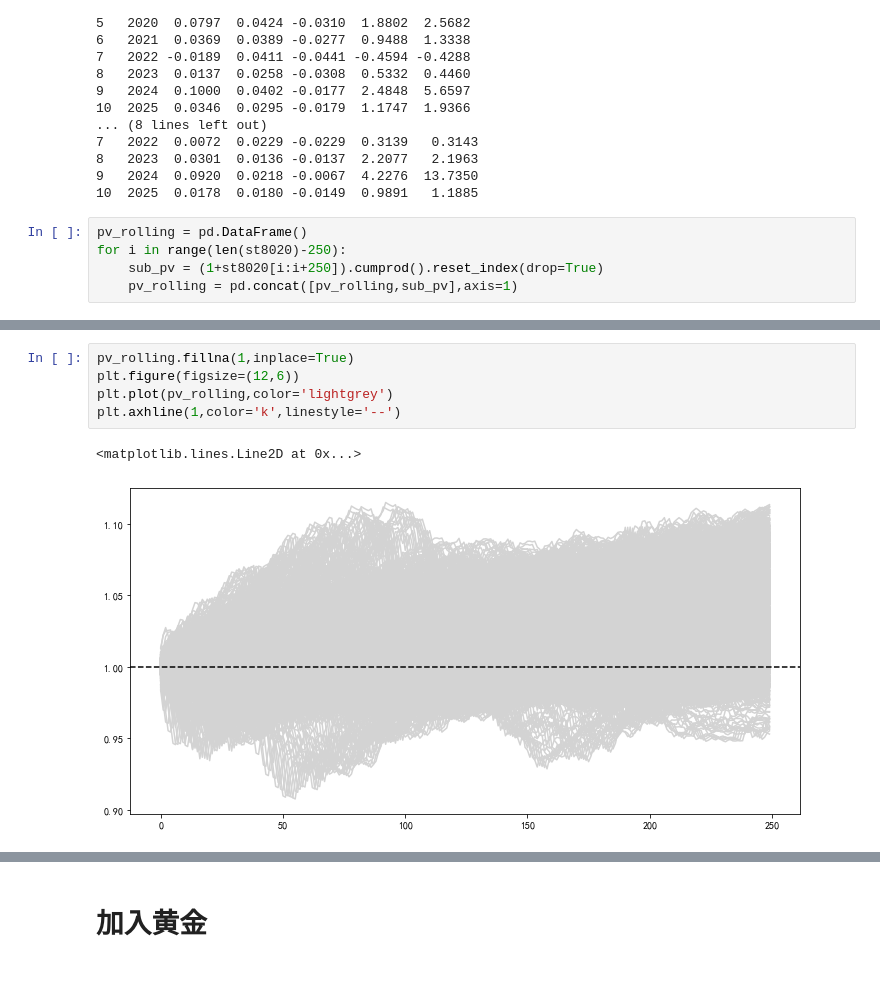
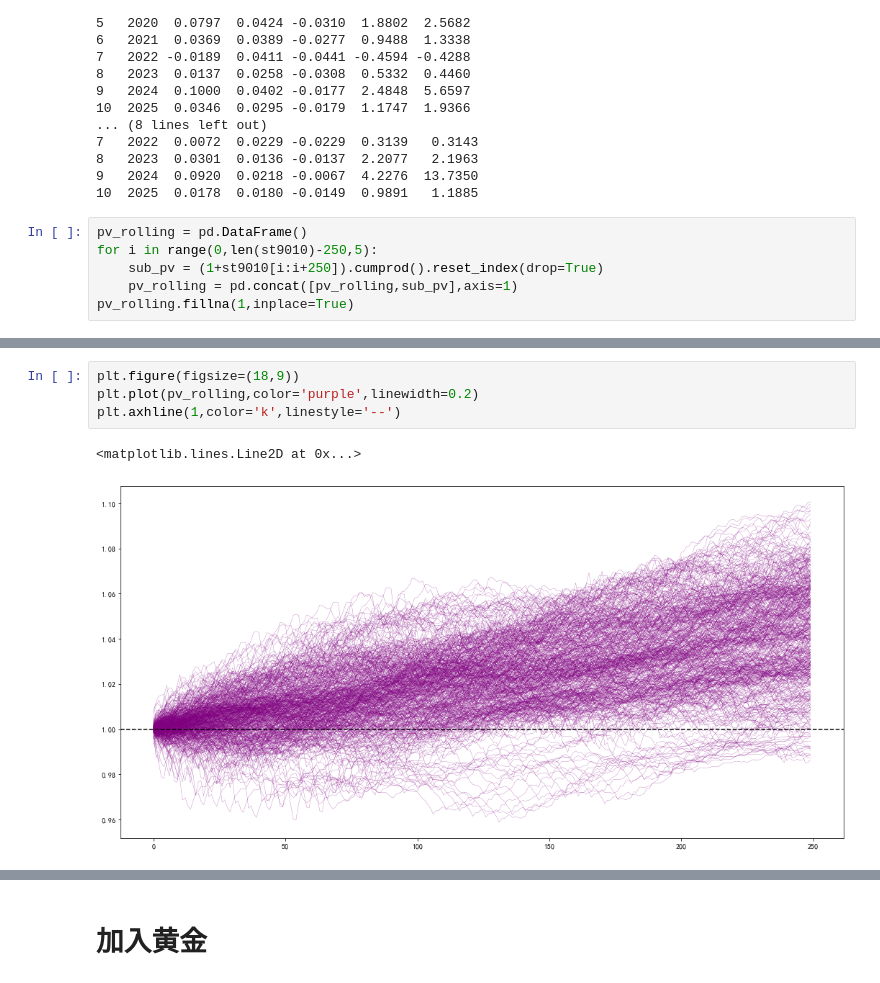
Before and after one commit to nurhachar-sibei/-----, a Jupyter notebook: 低利率时代投资研究.ipynb, the cells around one changed output, grey strips where cells are left out. Saved outputs shown, nothing was run; the diff lists cells and outputs as text.

```diff
--- a/低利率时代投资研究.ipynb
+++ b/低利率时代投资研究.ipynb
@@ -167,6 +224,7 @@ print(eval_9010)
 10  2025  0.0178  0.0180 -0.0149  0.9891   1.1885
 # %%
 pv_rolling = pd.DataFrame()
-for i in range(len(st8020)-250):
-    sub_pv = (1+st8020[i:i+250]).cumprod().reset_index(drop=True)
+for i in range(0,len(st9010)-250,5):
+    sub_pv = (1+st9010[i:i+250]).cumprod().reset_index(drop=True)
     pv_rolling = pd.concat([pv_rolling,sub_pv],axis=1)
+pv_rolling.fillna(1,inplace=True)
@@ -187,11 +249,10 @@ Length: 250, dtype: float64
 # %%
-pv_rolling.fillna(1,inplace=True)
-plt.figure(figsize=(12,6))
-plt.plot(pv_rolling,color='lightgrey')
+plt.figure(figsize=(18,9))
+plt.plot(pv_rolling,color='purple',linewidth=0.2)
 plt.axhline(1,color='k',linestyle='--')
 # %% [output]
 <matplotlib.lines.Line2D at 0x...>
-[figure, old version]
+[figure, new version]
 # %%
 import seaborn as sns
 ret_oneyear = (pv_rolling.iloc[-1,:]-1)
```
Also changed, not shown: parts of 21 cells of this notebook, 6 other files.
